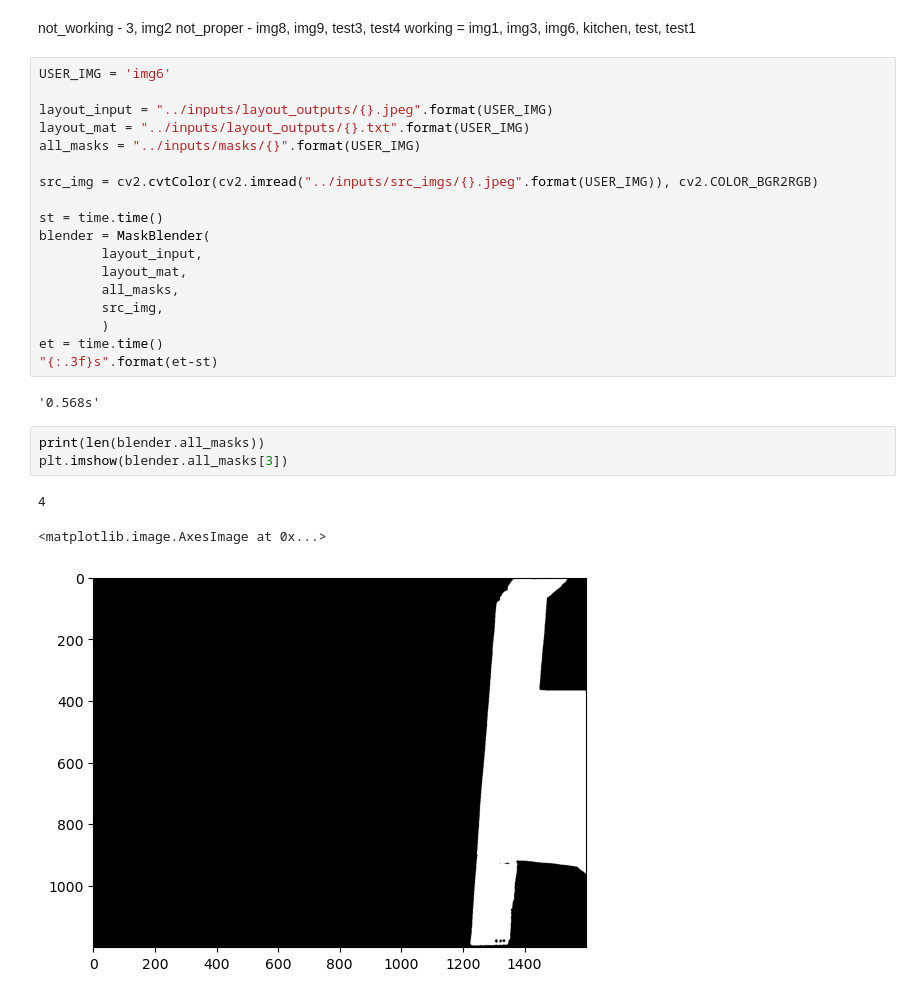
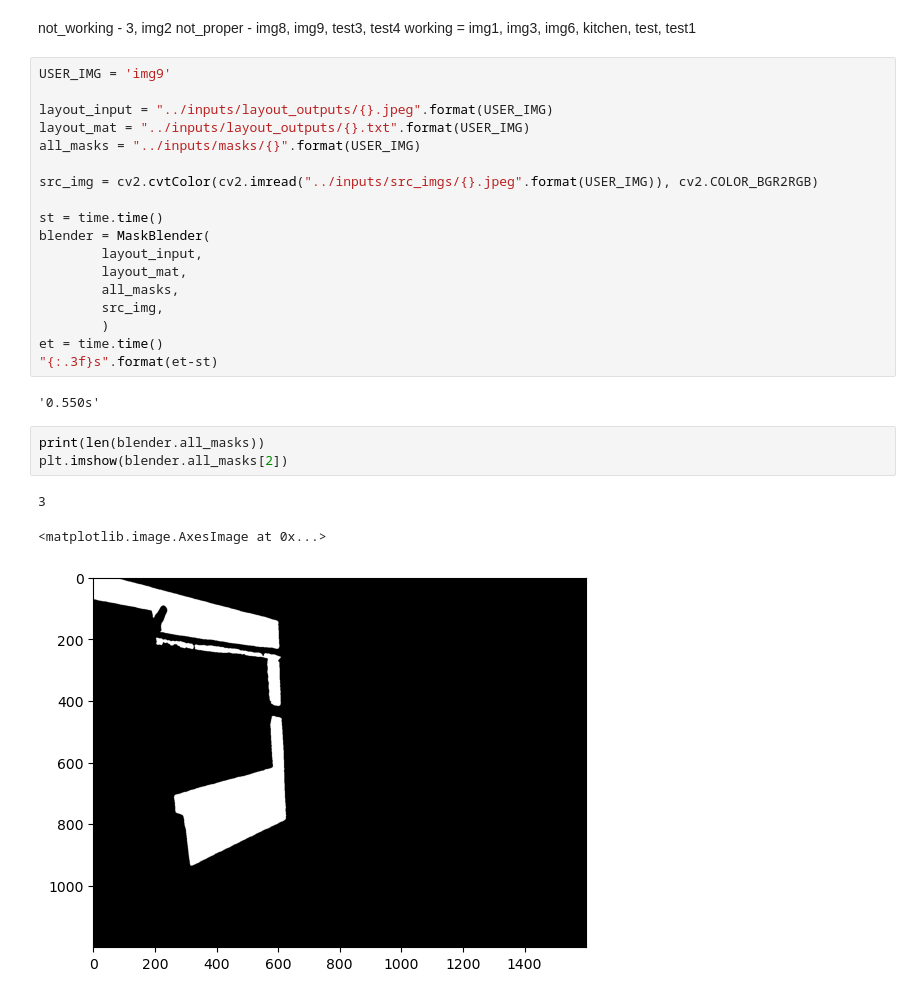
Before and after one commit to Karan-00-11/mfs, a Jupyter notebook: overlaying/overlayer.ipynb, the cells around one changed output. Cells and saved outputs as stored; diff of their text form.

```diff
--- a/overlaying/overlayer.ipynb
+++ b/overlaying/overlayer.ipynb
@@ -359,7 +369,7 @@ not_working - 3, img2
 not_proper - img8, img9, test3, test4
 working = img1, img3, img6, kitchen, test, test1
 # %%
-USER_IMG = 'img6'
+USER_IMG = 'img9'
 
 layout_input = "../inputs/layout_outputs/{}.jpeg".format(USER_IMG)
 layout_mat = "../inputs/layout_outputs/{}.txt".format(USER_IMG)
@@ -377,14 +387,14 @@ blender = MaskBlender(
 et = time.time()
 "{:.3f}s".format(et-st)
 # %% [output]
-'0.568s'
+'0.550s'
 # %%
 print(len(blender.all_masks))
-plt.imshow(blender.all_masks[3])
+plt.imshow(blender.all_masks[2])
 # %% [output]
-4
+3
 <matplotlib.image.AxesImage at 0x...>
-[figure, old version]
+[figure, new version]
 # %%
 subject_rescale_percent = 50
 sample_paint = PRODUCTS+'/Paints/LightBlue.jpg'
```
Also changed, not shown: parts of 5 cells of this notebook.
